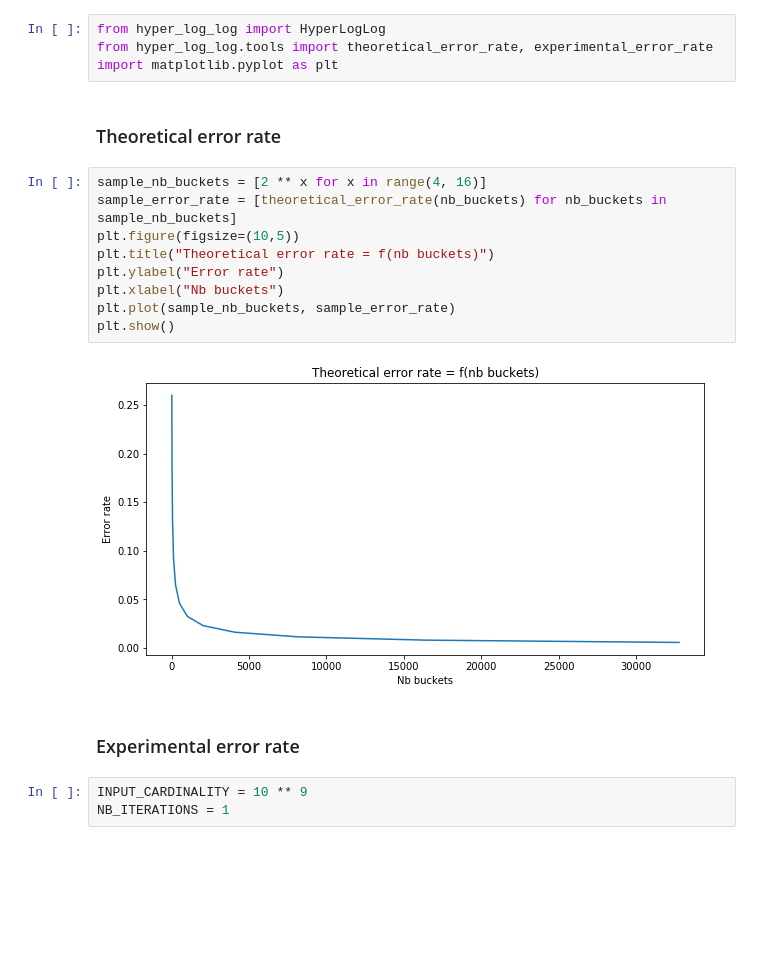
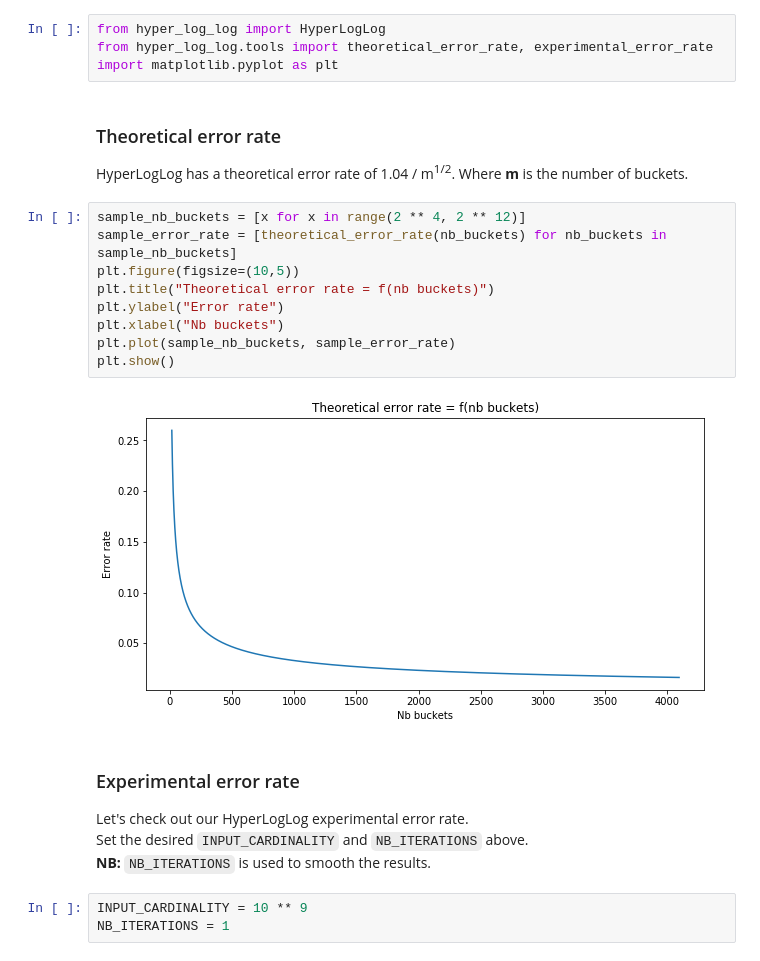
Before and after one commit to streaming-algorithms/hyper_log_log, a Jupyter notebook: notebooks/hyper_log_log_benchmark.ipynb, the cells around one changed output. Cells and saved outputs as stored; diff of their text form; blank space fills up the shorter version.

````diff
--- a/notebooks/hyper_log_log_benchmark.ipynb
+++ b/notebooks/hyper_log_log_benchmark.ipynb
@@ -4,21 +4,25 @@
 from hyper_log_log import HyperLogLog
 from hyper_log_log.tools import theoretical_error_rate, experimental_error_rate
 import matplotlib.pyplot as plt
-# %% [markdown]
-### Theoretical error rate
+# %% [markdown]
+### Theoretical error rate
+HyperLogLog has a theoretical error rate of 1.04 / m<sup>1/2</sup>. Where __m__ is the number of buckets.
 # %%
-sample_nb_buckets = [2 ** x for x in range(4, 16)]
+sample_nb_buckets = [x for x in range(2 ** 4, 2 ** 12)]
 sample_error_rate = [theoretical_error_rate(nb_buckets) for nb_buckets in sample_nb_buckets]
 plt.figure(figsize=(10,5))
 plt.title("Theoretical error rate = f(nb buckets)")
 plt.ylabel("Error rate")
 plt.xlabel("Nb buckets")
 plt.plot(sample_nb_buckets, sample_error_rate)
 plt.show()
 # %% [output]
-[figure, old version]
+[figure, new version]
-# %% [markdown]
-### Experimental  error rate
+# %% [markdown]
+### Experimental  error rate
+Let's check out our HyperLogLog experimental error rate.
+Set the desired ```INPUT_CARDINALITY``` and ```NB_ITERATIONS``` above.
+__NB:__ ```NB_ITERATIONS``` is used to smooth the results.
 # %%
 INPUT_CARDINALITY = 10 ** 9
 NB_ITERATIONS = 1
````
Also changed, not shown: parts of 2 cells of this notebook.
